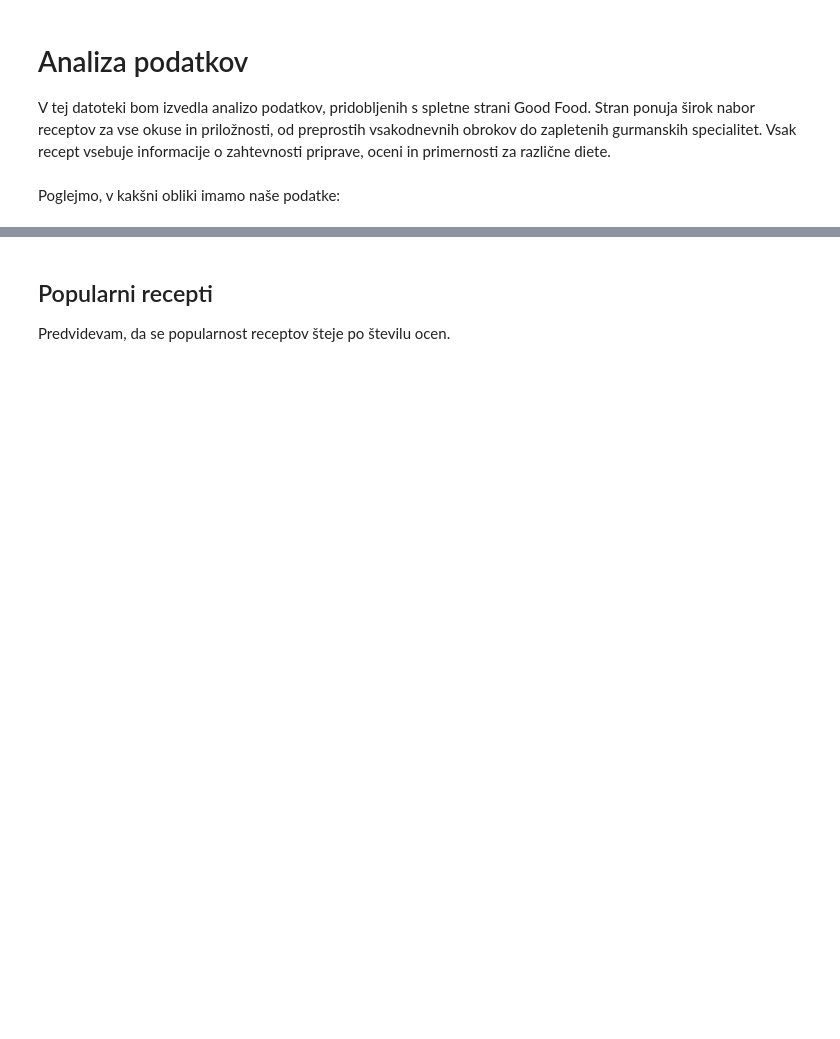
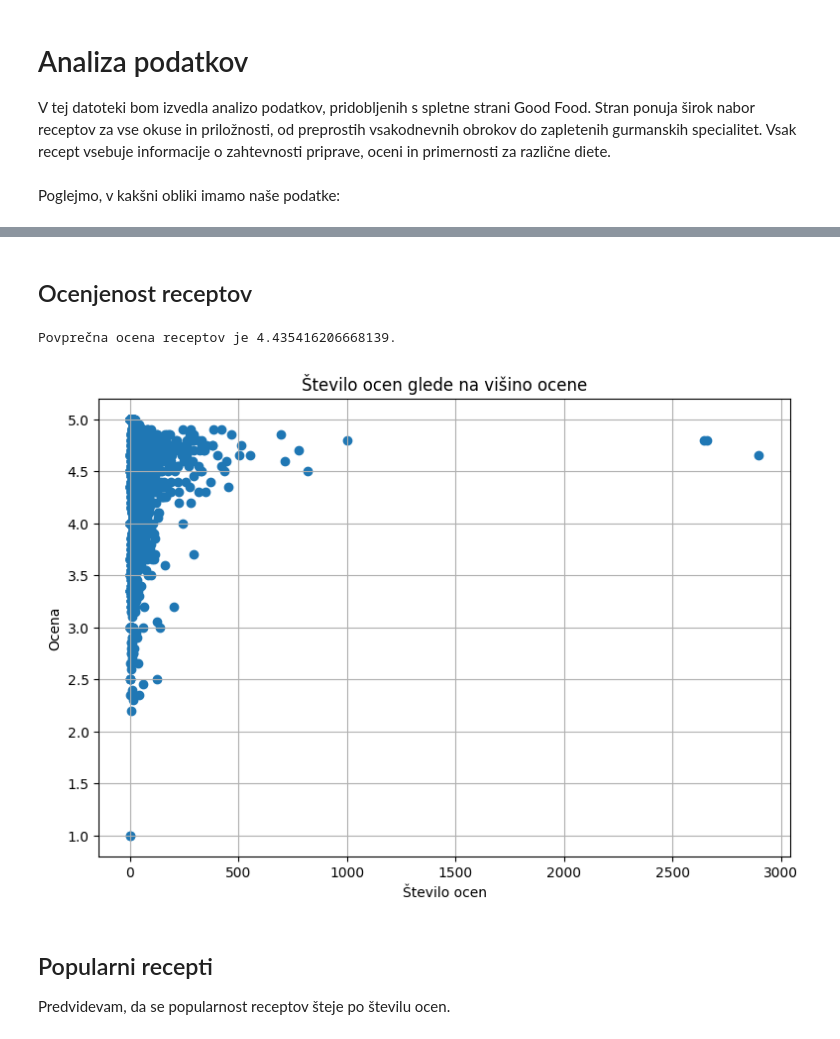
Before and after one commit to MEGLICKA/Projekt-UVP, a Jupyter notebook: recepti.ipynb, the cells around one changed output, grey strips where cells are left out. Cells and saved outputs as stored; diff of their text form; code cells hidden in the pictures; blank space fills up the shorter version.

```diff
--- a/recepti.ipynb
+++ b/recepti.ipynb
@@ -25,3 +119,20 @@ recepti.head(10)
+# %% [markdown]
+## Ocenjenost receptov
+# %%
+povprečje = float(recepti['Ocena'].mean())
+print(f'Povprečna ocena receptov je {povprečje}.')
+# %% [output]
+Povprečna ocena receptov je 4.435416206668139.
+# %%
+plt.figure(figsize=(9, 6))
+plt.scatter(recepti['Število ocen'], recepti['Ocena'])
+plt.title('Število ocen glede na višino ocene')
+plt.xlabel('Število ocen')
+plt.ylabel('Ocena')
+plt.grid(True)
+plt.show()
+# %% [output]
+[figure, added]
 # %% [markdown]
 ## Popularni recepti
 Predvidevam, da se popularnost receptov šteje po številu ocen.
```
Also changed, not shown: parts of 19 cells of this notebook.
